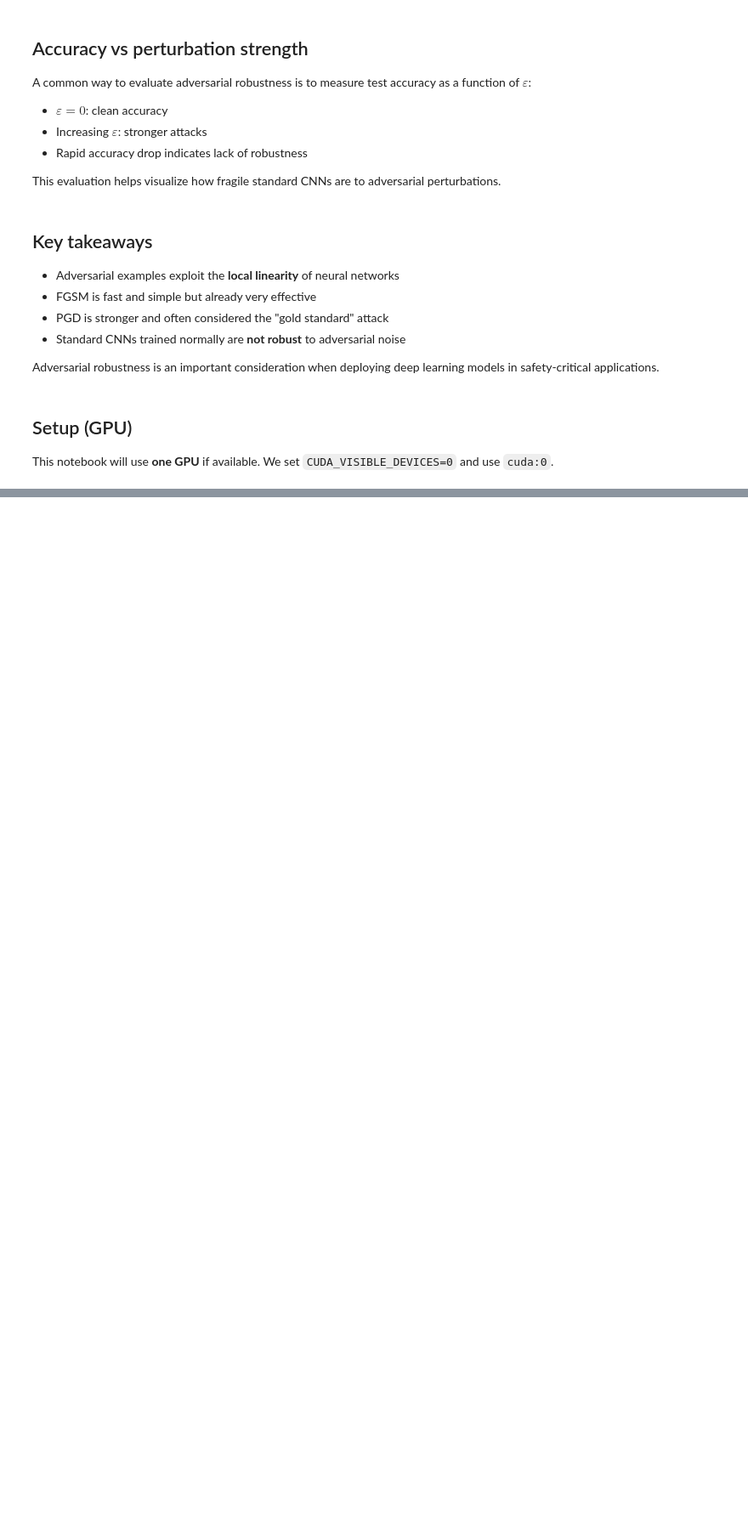
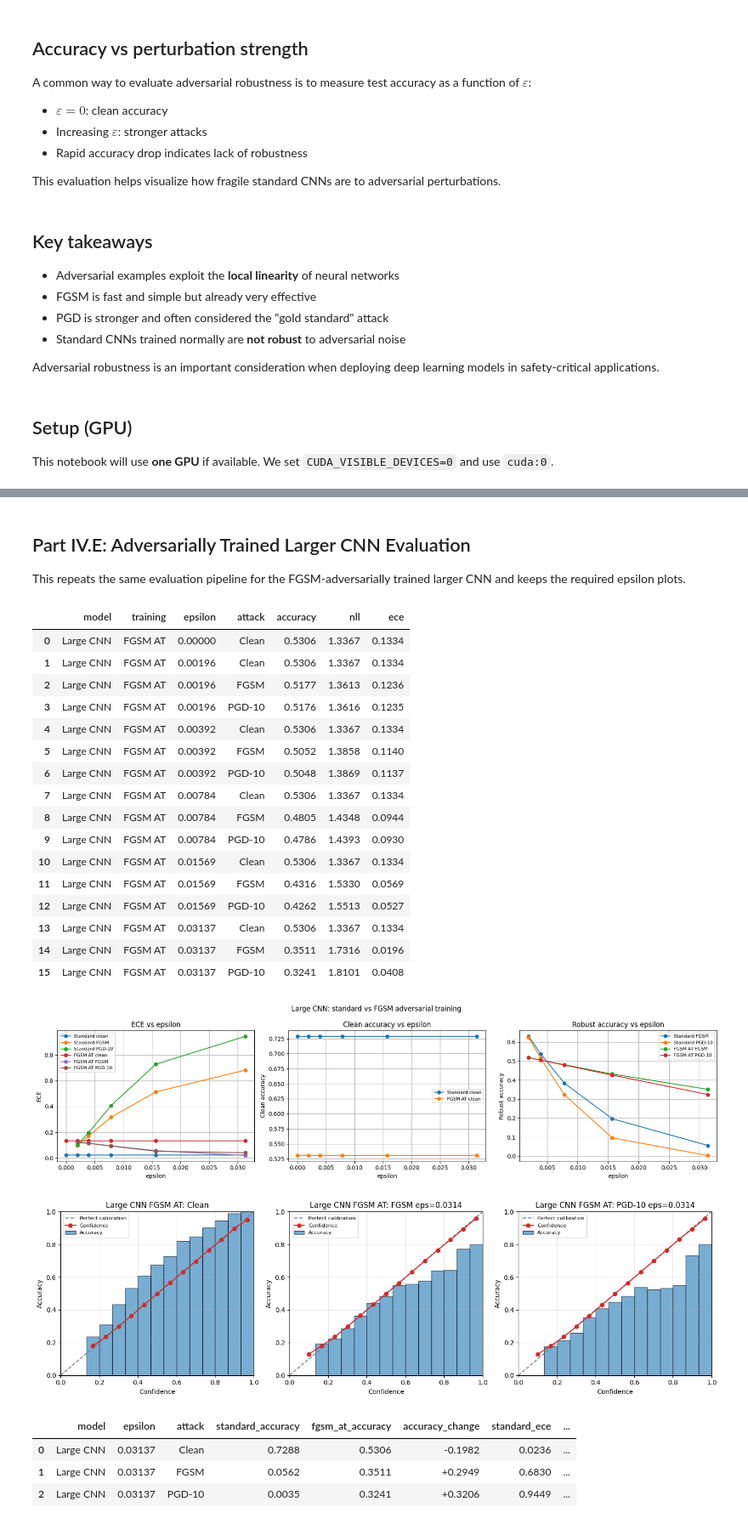
Before and after one commit to ading125/neural-networks, a Jupyter notebook: adv_attacks_clean_gpu_v2 (1).ipynb, the cells around one changed output, grey strips where cells are left out. Shown at 85% size. Cells and saved outputs as stored; diff of their text form; code cells hidden in the pictures; blank space fills up the shorter version.

```diff
--- a/adv_attacks_clean_gpu_v2 (1).ipynb
+++ b/adv_attacks_clean_gpu_v2 (1).ipynb
@@ -1814,0 +905,9 @@ plt.show()
+# %%
+large_adv_model = LargeCIFARCNN().to(device)
+large_adv_opt = torch.optim.Adam(large_adv_model.parameters(), lr=1e-3)
+large_adv_epochs = 5
+
+for epoch in range(large_adv_epochs):
+    loss = train_one_epoch_adv_fgsm(large_adv_model, train_loader, large_adv_opt, eps=adv_train_eps)
+    clean_acc = eval_clean_accuracy(large_adv_model, test_loader)
+    print(f"[large-fgsm-at] epoch={epoch+1} loss={loss:.4f} clean_test_acc={clean_acc*100:.2f}%")
@@ -1814,0 +920,63 @@ plt.show()
+# %% [markdown]
+## Part IV.E: Adversarially Trained Larger CNN Evaluation
+
+This repeats the same evaluation pipeline for the FGSM-adversarially trained larger CNN and keeps the required epsilon plots.
+# %%
+large_adv_df = evaluate_model_over_eps(
+    large_adv_model,
+    test_loader,
+    model_name="Large CNN",
+    training_name="FGSM AT",
+    eps_values=eps_list,
+    pgd_steps=pgd_steps,
+    max_batches=max_eval_batches,
+)
+
+display(large_adv_df.style.format({
+    "epsilon": "{:.5f}",
+    "accuracy": "{:.4f}",
+    "nll": "{:.4f}",
+    "ece": "{:.4f}",
+}))
+
+large_compare_df = pd.concat([large_standard_df, large_adv_df], ignore_index=True)
+plot_epsilon_results(large_compare_df, "Large CNN: standard vs FGSM adversarial training")
+plot_reliability_for_eps(large_adv_model, test_loader, eps=8 / 255, title_prefix="Large CNN FGSM AT", pgd_steps=pgd_steps, max_batches=max_eval_batches)
+
+large_at_summary = summarize_at_effect(large_compare_df, "Large CNN", eps=8 / 255)
+display(large_at_summary.style.format({
+    "epsilon": "{:.5f}",
+    "standard_accuracy": "{:.4f}",
+    "fgsm_at_accuracy": "{:.4f}",
+    "accuracy_change": "{:+.4f}",
+    "standard_ece": "{:.4f}",
+    "fgsm_at_ece": "{:.4f}",
+    "ece_change": "{:+.4f}",
+    "standard_nll": "{:.4f}",
+    "fgsm_at_nll": "{:.4f}",
+    "nll_change": "{:+.4f}",
+}))
+# %% [output]
+|  | model | training | epsilon | attack | accuracy | nll | ece |
+| 0 | Large CNN | FGSM AT | 0.00000 | Clean | 0.5306 | 1.3367 | 0.1334 |
+| 1 | Large CNN | FGSM AT | 0.00196 | Clean | 0.5306 | 1.3367 | 0.1334 |
+| 2 | Large CNN | FGSM AT | 0.00196 | FGSM | 0.5177 | 1.3613 | 0.1236 |
+| 3 | Large CNN | FGSM AT | 0.00196 | PGD-10 | 0.5176 | 1.3616 | 0.1235 |
+| 4 | Large CNN | FGSM AT | 0.00392 | Clean | 0.5306 | 1.3367 | 0.1334 |
+| 5 | Large CNN | FGSM AT | 0.00392 | FGSM | 0.5052 | 1.3858 | 0.1140 |
+| 6 | Large CNN | FGSM AT | 0.00392 | PGD-10 | 0.5048 | 1.3869 | 0.1137 |
+| 7 | Large CNN | FGSM AT | 0.00784 | Clean | 0.5306 | 1.3367 | 0.1334 |
+| 8 | Large CNN | FGSM AT | 0.00784 | FGSM | 0.4805 | 1.4348 | 0.0944 |
+| 9 | Large CNN | FGSM AT | 0.00784 | PGD-10 | 0.4786 | 1.4393 | 0.0930 |
+| 10 | Large CNN | FGSM AT | 0.01569 | Clean | 0.5306 | 1.3367 | 0.1334 |
+| 11 | Large CNN | FGSM AT | 0.01569 | FGSM | 0.4316 | 1.5330 | 0.0569 |
+| 12 | Large CNN | FGSM AT | 0.01569 | PGD-10 | 0.4262 | 1.5513 | 0.0527 |
+| 13 | Large CNN | FGSM AT | 0.03137 | Clean | 0.5306 | 1.3367 | 0.1334 |
+| 14 | Large CNN | FGSM AT | 0.03137 | FGSM | 0.3511 | 1.7316 | 0.0196 |
+| 15 | Large CNN | FGSM AT | 0.03137 | PGD-10 | 0.3241 | 1.8101 | 0.0408 |
+[figure, added]
+[figure, added]
+|  | model | epsilon | attack | standard_accuracy | fgsm_at_accuracy | accuracy_change | standard_ece | ... |
+| 0 | Large CNN | 0.03137 | Clean | 0.7288 | 0.5306 | -0.1982 | 0.0236 | ... |
+| 1 | Large CNN | 0.03137 | FGSM | 0.0562 | 0.3511 | +0.2949 | 0.6830 | ... |
+| 2 | Large CNN | 0.03137 | PGD-10 | 0.0035 | 0.3241 | +0.3206 | 0.9449 | ... |
```
Also changed, not shown: parts of 86 cells of this notebook, 2 other files.
